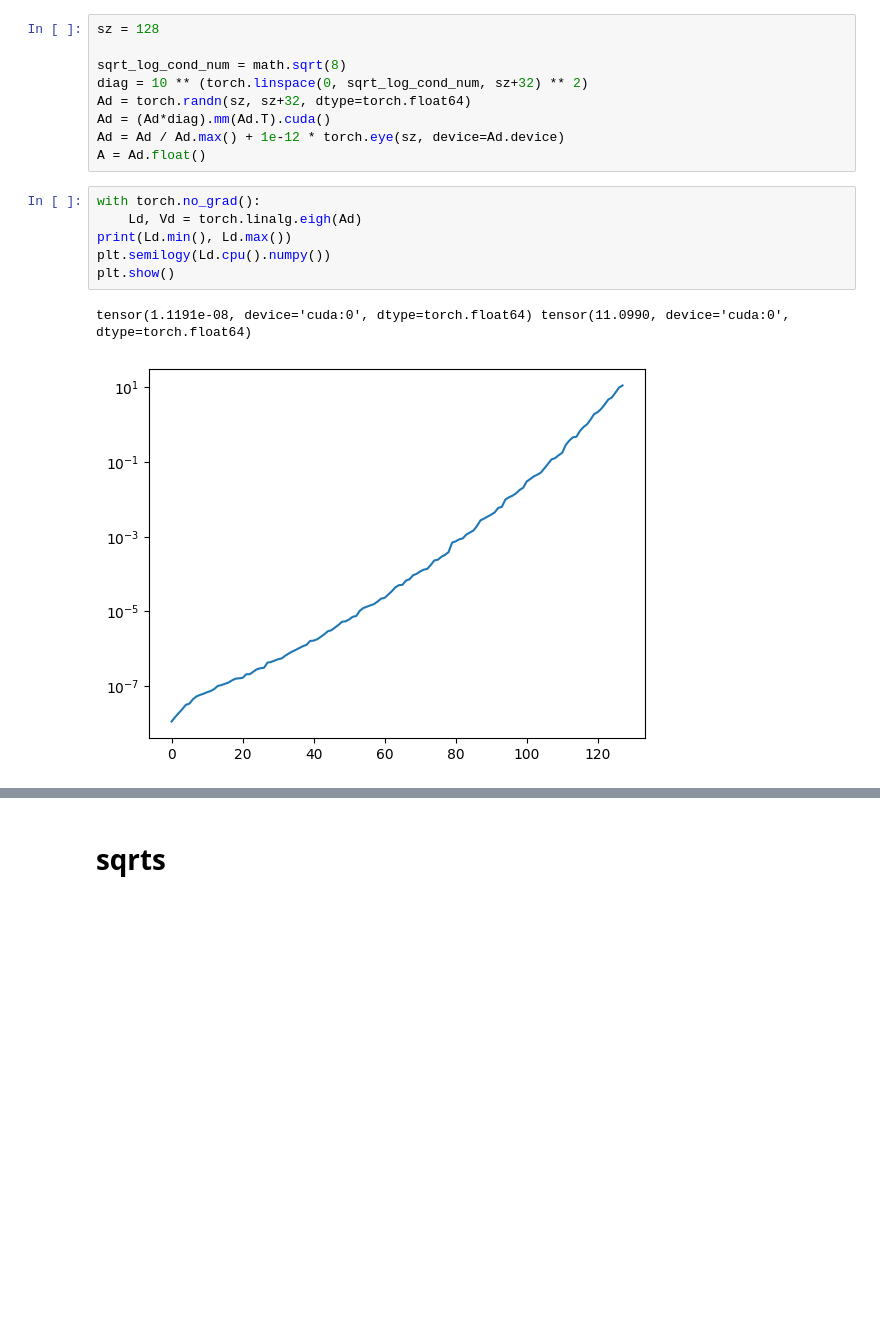
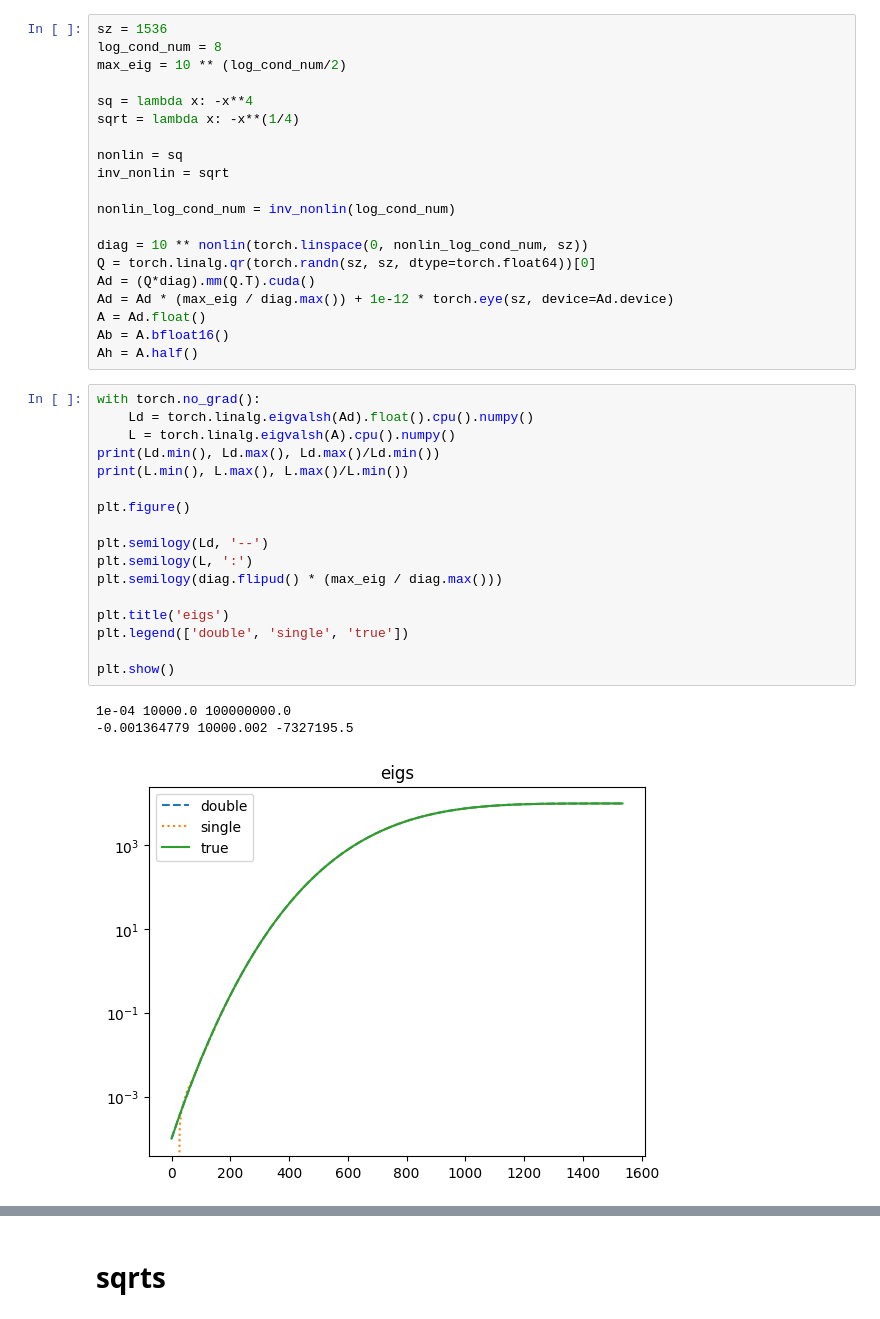
Before and after one commit to jonathanmei/kradagrad, a Jupyter notebook: kradagrad/experiments/mat_root_precision.ipynb, the cells around one changed output, grey strips where cells are left out. Saved outputs shown, nothing was run; the diff lists cells and outputs as text; blank space fills up the shorter version.

```diff
--- a/kradagrad/experiments/mat_root_precision.ipynb
+++ b/kradagrad/experiments/mat_root_precision.ipynb
@@ -14,20 +14,43 @@ norm = lambda x: torch.abs(x).sum()
 
 import matplotlib.pyplot as plt
 # %%
-sz = 128
+sz = 1536
+log_cond_num = 8
+max_eig = 10 ** (log_cond_num/2)
 
-sqrt_log_cond_num = math.sqrt(8)
-diag = 10 ** (torch.linspace(0, sqrt_log_cond_num, sz+32) ** 2)
-Ad = torch.randn(sz, sz+32, dtype=torch.float64)
-Ad = (Ad*diag).mm(Ad.T).cuda()
-Ad = Ad / Ad.max() + 1e-12 * torch.eye(sz, device=Ad.device)
+sq = lambda x: -x**4
+sqrt = lambda x: -x**(1/4)
+
+nonlin = sq
+inv_nonlin = sqrt
+
+nonlin_log_cond_num = inv_nonlin(log_cond_num)
+
+diag = 10 ** nonlin(torch.linspace(0, nonlin_log_cond_num, sz))
+Q = torch.linalg.qr(torch.randn(sz, sz, dtype=torch.float64))[0]
+Ad = (Q*diag).mm(Q.T).cuda()
+Ad = Ad * (max_eig / diag.max()) + 1e-12 * torch.eye(sz, device=Ad.device)
 A = Ad.float()
+Ab = A.bfloat16()
+Ah = A.half()
 # %%
 with torch.no_grad():
-    Ld, Vd = torch.linalg.eigh(Ad)
-print(Ld.min(), Ld.max())
-plt.semilogy(Ld.cpu().numpy())
+    Ld = torch.linalg.eigvalsh(Ad).float().cpu().numpy()
+    L = torch.linalg.eigvalsh(A).cpu().numpy()
+print(Ld.min(), Ld.max(), Ld.max()/Ld.min())
+print(L.min(), L.max(), L.max()/L.min())
+
+plt.figure()
+
+plt.semilogy(Ld, '--')
+plt.semilogy(L, ':')
+plt.semilogy(diag.flipud() * (max_eig / diag.max()))
+
+plt.title('eigs')
+plt.legend(['double', 'single', 'true'])
+
 plt.show()
 # %% [output]
-tensor(1.1191e-08, device='cuda:0', dtype=torch.float64) tensor(11.0990, device='cuda:0', dtype=torch.float64)
+1e-04 10000.0 100000000.0
+-0.001364779 10000.002 -7327195.5
-[figure, old version]
+[figure, new version]
```
Also changed, not shown: parts of 43 cells of this notebook, 12 other files.
